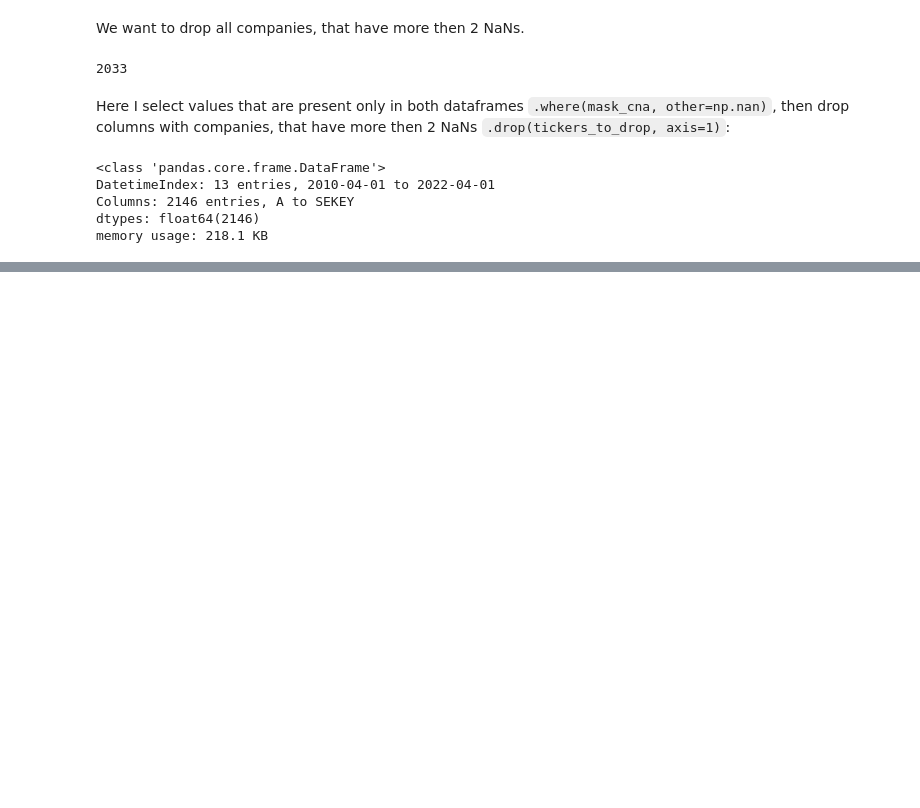
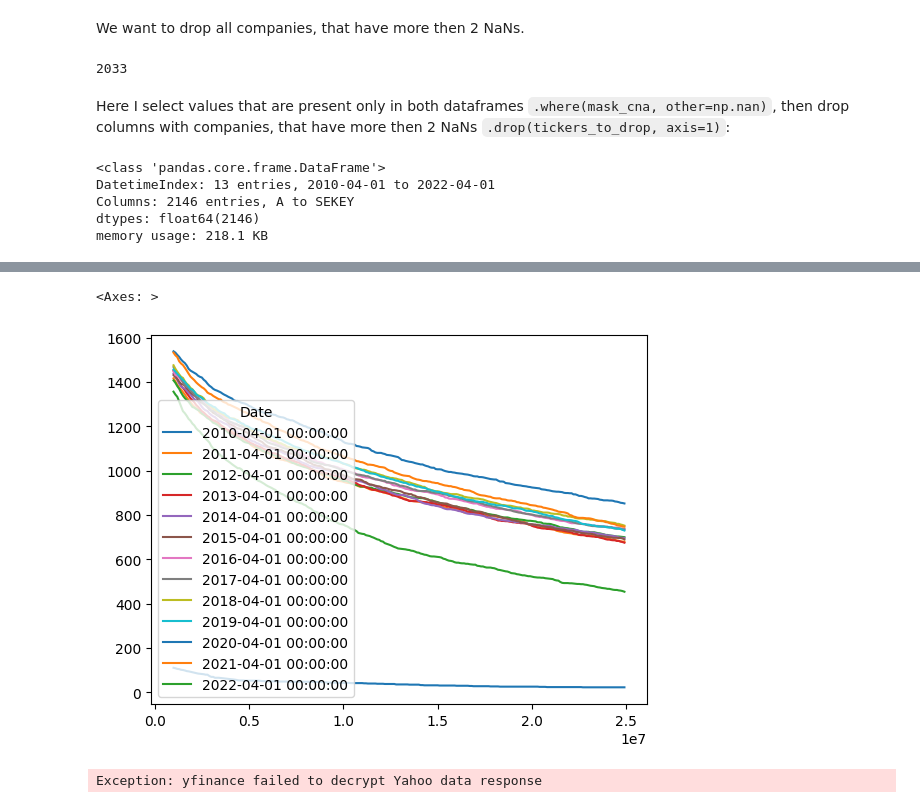
Before and after one commit to aalitvinov/vkrm_code, a Jupyter notebook: vkrm_code/main.ipynb, the cells around one changed output, grey strips where cells are left out. Drawn from its saved outputs; the diff is of its cells as text; code cells hidden in the pictures; blank space fills up the shorter version.

```diff
--- a/vkrm_code/main.ipynb
+++ b/vkrm_code/main.ipynb
@@ -214,0 +251,18 @@ with open("data/yf/new_tickers_2146.json", "w") as f:
+# %%
+vol_range = range(1_000_000, 25_000_000, 100_000)
+
+remains_series = pd.concat(
+    [(volume > thr).sum(1) for thr in vol_range],
+    axis=1,
+)
+
+remains_series.columns = list(vol_range)
+# remains_series.head()
+remains_series.T.plot()
+# %% [output]
+<Axes: >
+[figure, added]
+# %%
+yf.Ticker("NVR").financials
+# %% [output]
+Exception: yfinance failed to decrypt Yahoo data response
```
Also changed, not shown: parts of 3 cells of this notebook, 11 other files.
